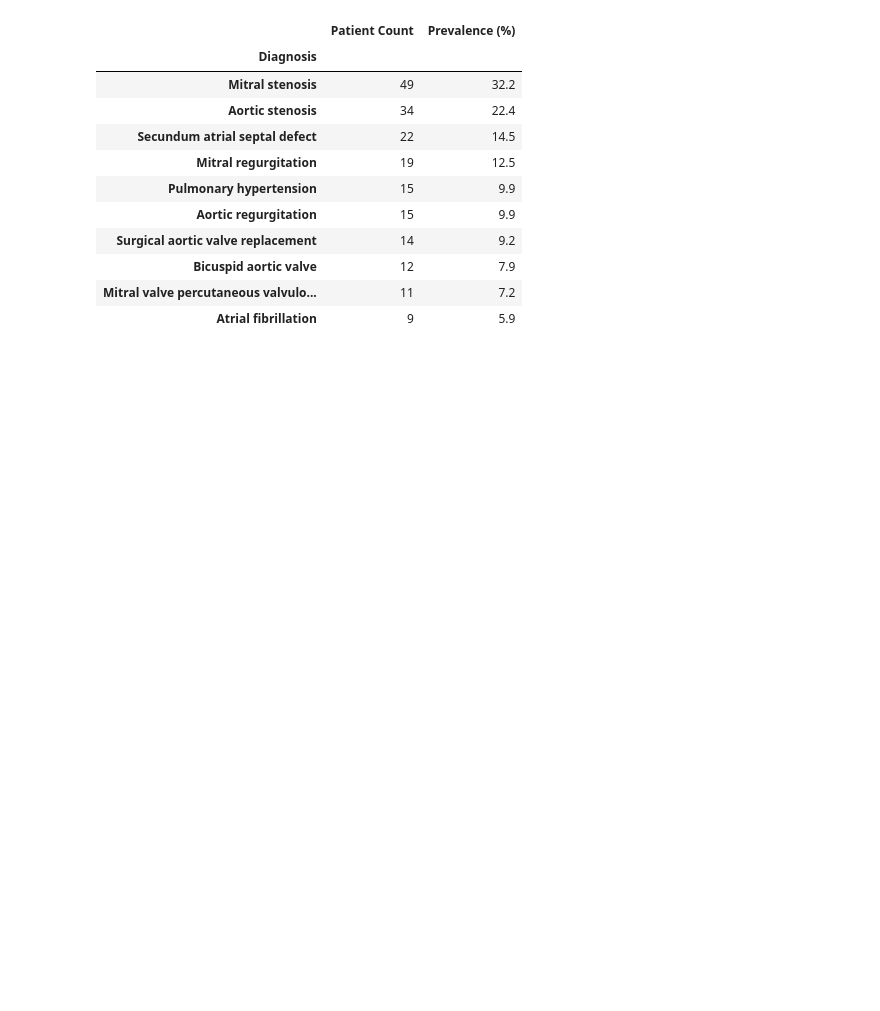
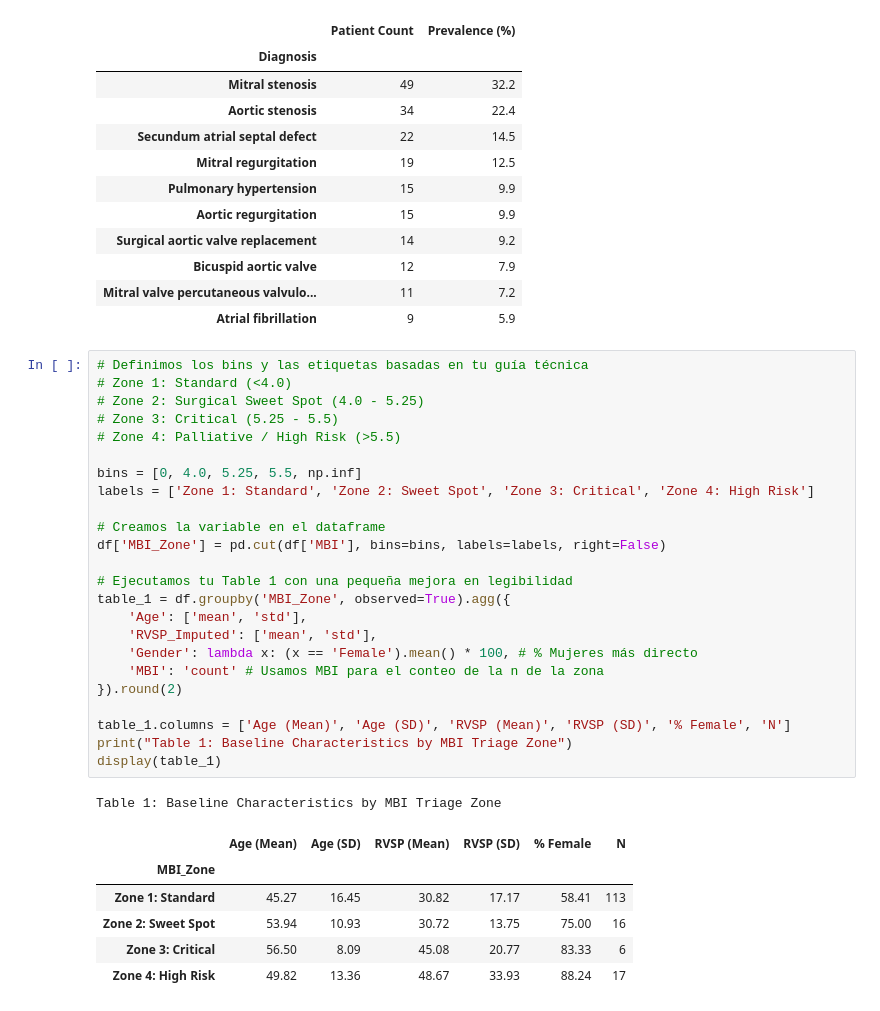
Before and after one commit to enrodri/phl_2025, a Jupyter notebook: phl_2025.ipynb, the cells around one changed output. Saved outputs shown, nothing was run; the diff lists cells and outputs as text; blank space fills up the shorter version.

```diff
--- a/phl_2025.ipynb
+++ b/phl_2025.ipynb
@@ -2165,3 +2179,35 @@ DISEASE PREVALENCE:
 | Bicuspid aortic valve | 12 | 7.9 |
 | Mitral valve percutaneous valvulo... | 11 | 7.2 |
 | Atrial fibrillation | 9 | 5.9 |
+# %%
+# Definimos los bins y las etiquetas basadas en tu guía técnica
+# Zone 1: Standard (<4.0)
+# Zone 2: Surgical Sweet Spot (4.0 - 5.25)
+# Zone 3: Critical (5.25 - 5.5)
+# Zone 4: Palliative / High Risk (>5.5)
+
+bins = [0, 4.0, 5.25, 5.5, np.inf]
+labels = ['Zone 1: Standard', 'Zone 2: Sweet Spot', 'Zone 3: Critical', 'Zone 4: High Risk']
+
+# Creamos la variable en el dataframe
+df['MBI_Zone'] = pd.cut(df['MBI'], bins=bins, labels=labels, right=False)
+
+# Ejecutamos tu Table 1 con una pequeña mejora en legibilidad
+table_1 = df.groupby('MBI_Zone', observed=True).agg({
+    'Age': ['mean', 'std'],
+    'RVSP_Imputed': ['mean', 'std'],
+    'Gender': lambda x: (x == 'Female').mean() * 100, # % Mujeres más directo
+    'MBI': 'count' # Usamos MBI para el conteo de la n de la zona
+}).round(2)
+
+table_1.columns = ['Age (Mean)', 'Age (SD)', 'RVSP (Mean)', 'RVSP (SD)', '% Female', 'N']
+print("Table 1: Baseline Characteristics by MBI Triage Zone")
+display(table_1)
+# %% [output]
+Table 1: Baseline Characteristics by MBI Triage Zone
+|  | Age (Mean) | Age (SD) | RVSP (Mean) | RVSP (SD) | % Female | N |
+| MBI_Zone |  |  |  |  |  |  |
+| Zone 1: Standard | 45.27 | 16.45 | 30.82 | 17.17 | 58.41 | 113 |
+| Zone 2: Sweet Spot | 53.94 | 10.93 | 30.72 | 13.75 | 75.00 | 16 |
+| Zone 3: Critical | 56.50 | 8.09 | 45.08 | 20.77 | 83.33 | 6 |
+| Zone 4: High Risk | 49.82 | 13.36 | 48.67 | 33.93 | 88.24 | 17 |
```
Also changed, not shown: parts of 23 cells of this notebook, 1 other file.
